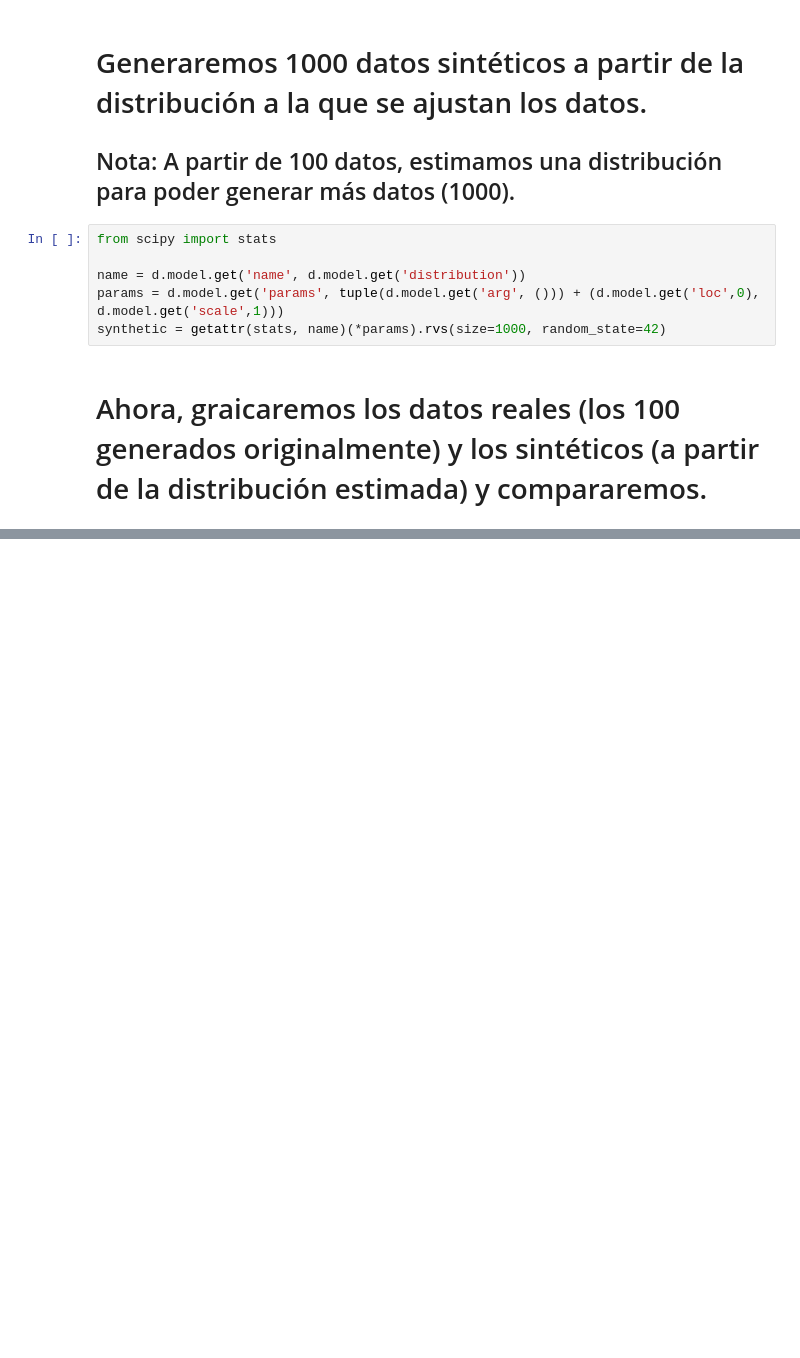
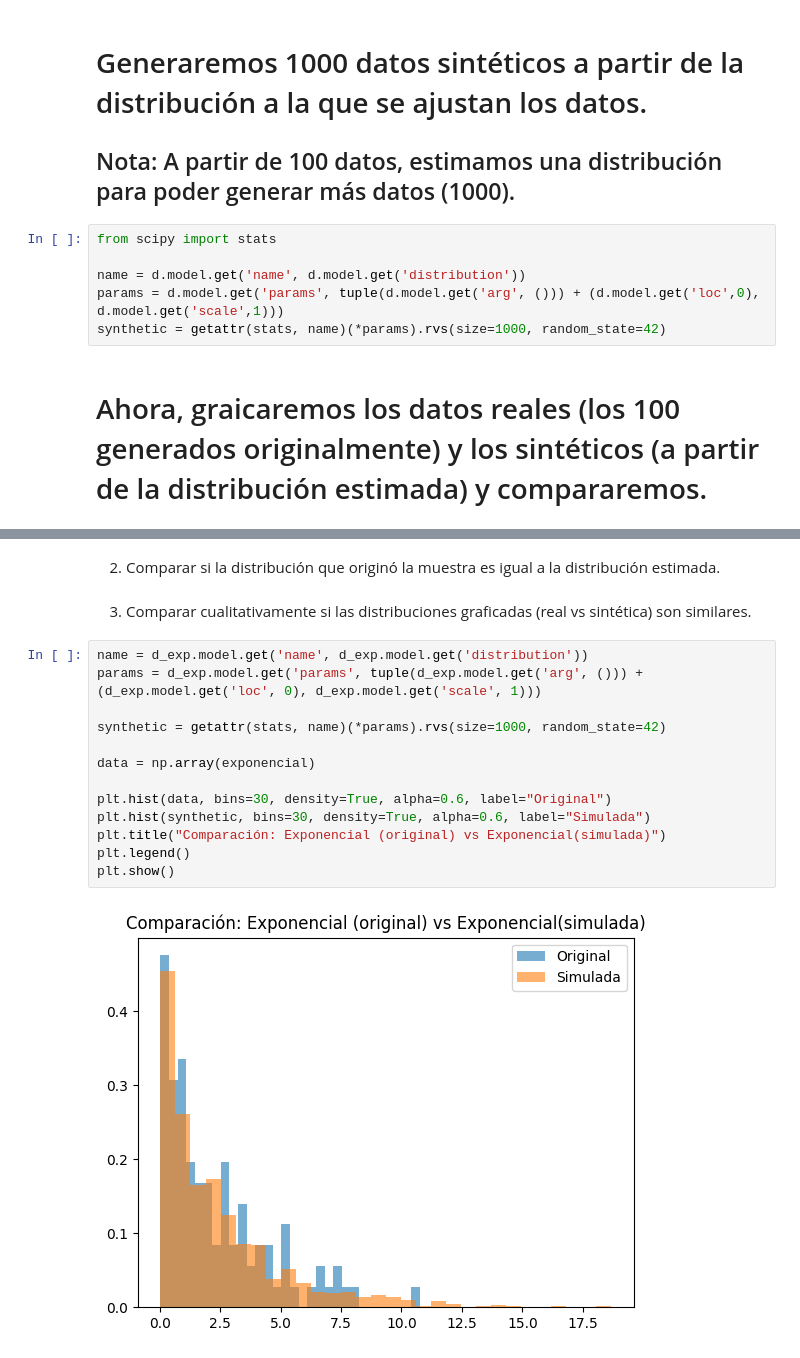
Before and after one commit to EdithOroche/IA, a Jupyter notebook: Estimando_Distribuciones_Contínuas_de_Datos_SS.ipynb, the cells around one changed output, grey strips where cells are left out. Saved outputs shown, nothing was run; the diff lists cells and outputs as text; blank space fills up the shorter version.

```diff
--- a/Estimando_Distribuciones_Contínuas_de_Datos_SS.ipynb
+++ b/Estimando_Distribuciones_Contínuas_de_Datos_SS.ipynb
@@ -179,0 +267,19 @@ plt.show()
+# %% [markdown]
+2.   Comparar si la distribución que originó la muestra es igual a la distribución estimada.
+# %% [markdown]
+3.   Comparar cualitativamente si las distribuciones graficadas (real vs sintética) son similares.
+# %%
+name = d_exp.model.get('name', d_exp.model.get('distribution'))
+params = d_exp.model.get('params', tuple(d_exp.model.get('arg', ())) + (d_exp.model.get('loc', 0), d_exp.model.get('scale', 1)))
+
+synthetic = getattr(stats, name)(*params).rvs(size=1000, random_state=42)
+
+data = np.array(exponencial)
+
+plt.hist(data, bins=30, density=True, alpha=0.6, label="Original")
+plt.hist(synthetic, bins=30, density=True, alpha=0.6, label="Simulada")
+plt.title("Comparación: Exponencial (original) vs Exponencial(simulada)")
+plt.legend()
+plt.show()
+# %% [output]
+[figure, added]
```
Also changed, not shown: parts of 15 cells of this notebook.
